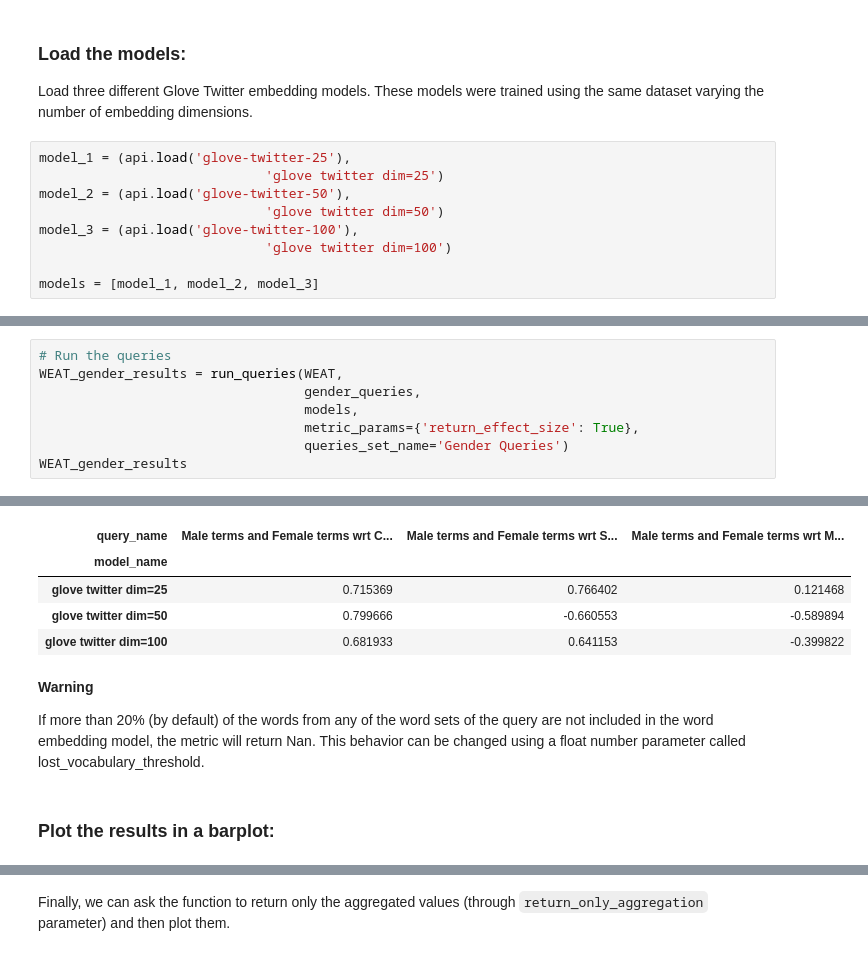
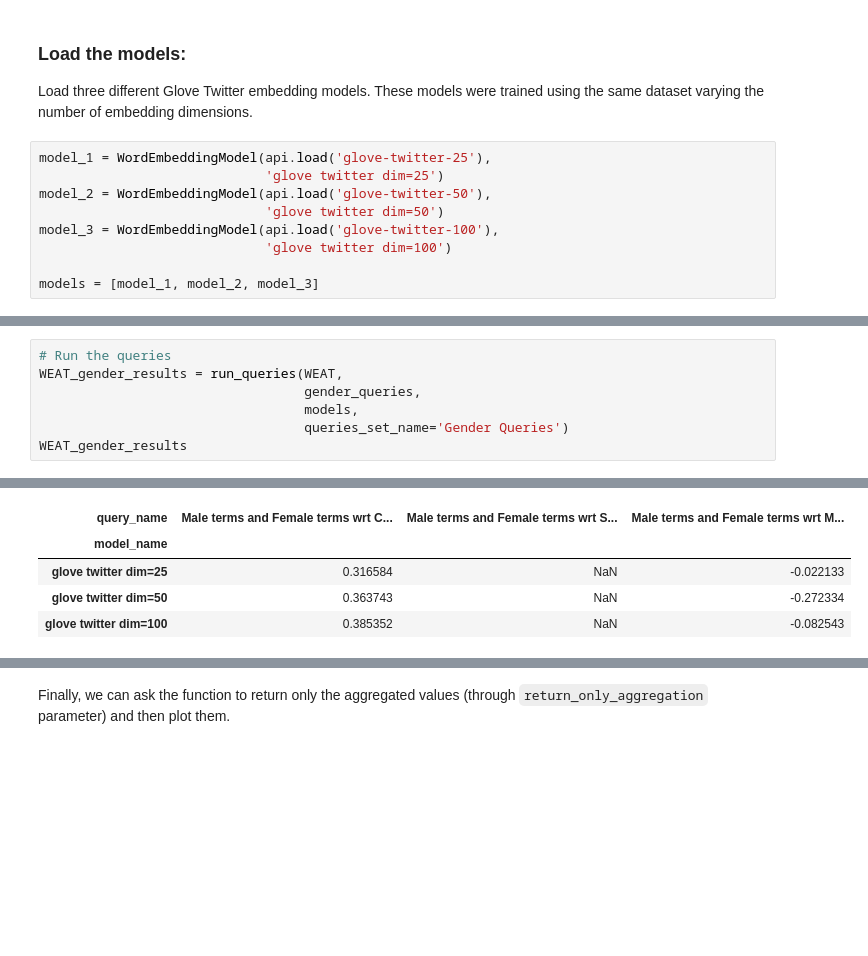
Before and after one commit to dccuchile/wefe, a Jupyter notebook: examples/User_Guide.ipynb, the cells around one changed output, grey strips where cells are left out. Drawn from its saved outputs; the diff is of its cells as text; blank space fills up the shorter version.

```diff
--- a/examples/User_Guide.ipynb
+++ b/examples/User_Guide.ipynb
@@ -75,11 +195,11 @@ import gensim.downloader as api
 
 Load three different Glove Twitter embedding models. These models were trained using the same dataset varying the number of embedding dimensions.
 # %%
-model_1 = (api.load('glove-twitter-25'),
+model_1 = WordEmbeddingModel(api.load('glove-twitter-25'),
                              'glove twitter dim=25')
-model_2 = (api.load('glove-twitter-50'),
+model_2 = WordEmbeddingModel(api.load('glove-twitter-50'),
                              'glove twitter dim=50')
-model_3 = (api.load('glove-twitter-100'),
+model_3 = WordEmbeddingModel(api.load('glove-twitter-100'),
                              'glove twitter dim=100')
 
 models = [model_1, model_2, model_3]
@@ -125,7 +250,6 @@ metric_params={'return_effect_size': True}
 WEAT_gender_results = run_queries(WEAT,
                                   gender_queries,
                                   models,
-                                  metric_params={'return_effect_size': True},
                                   queries_set_name='Gender Queries')
 WEAT_gender_results
 # %% [output]
@@ -132,11 +262,5 @@ WEAT_gender_results
 | query_name | Male terms and Female terms wrt C... | Male terms and Female terms wrt S... | Male terms and Female terms wrt M... |
 | model_name |  |  |  |
-| glove twitter dim=25 | 0.715369 | 0.766402 | 0.121468 |
-| glove twitter dim=50 | 0.799666 | -0.660553 | -0.589894 |
-| glove twitter dim=100 | 0.681933 | 0.641153 | -0.399822 |
+| glove twitter dim=25 | 0.316584 | NaN | -0.022133 |
+| glove twitter dim=50 | 0.363743 | NaN | -0.272334 |
+| glove twitter dim=100 | 0.385352 | NaN | -0.082543 |
-# %% [markdown]
-**Warning**
-
-If more than 20% (by default) of the words from any of the word sets of the query are not included in the word embedding model, the metric will return Nan. This behavior can be changed using a float number parameter called lost_vocabulary_threshold.
-# %% [markdown]
-### **Plot the results in a barplot:**
```
Also changed, not shown: parts of 68 cells of this notebook, 17 other files.
